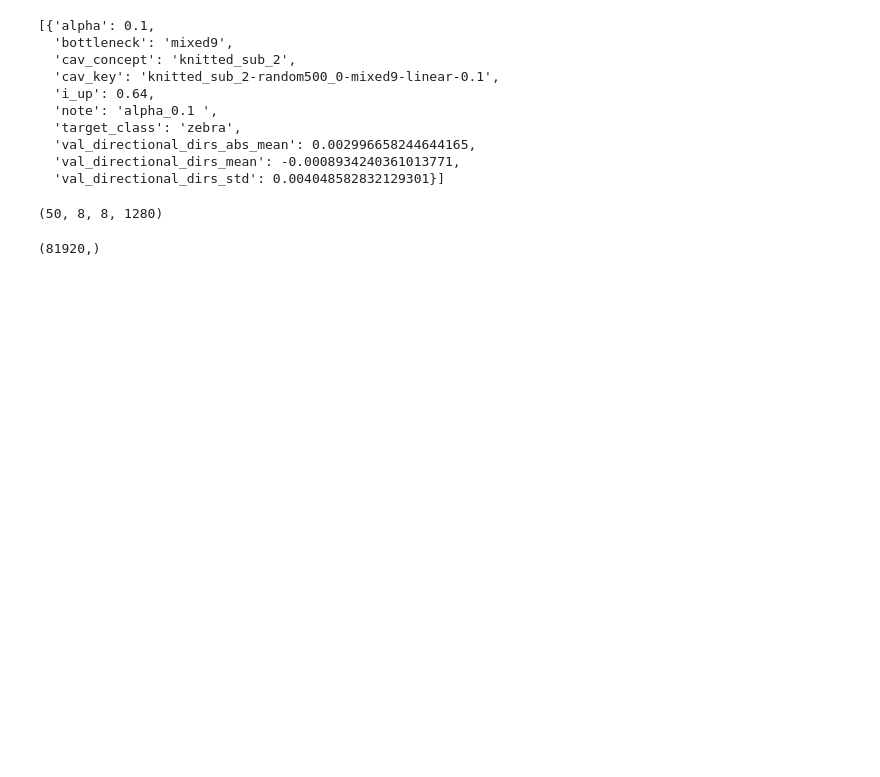
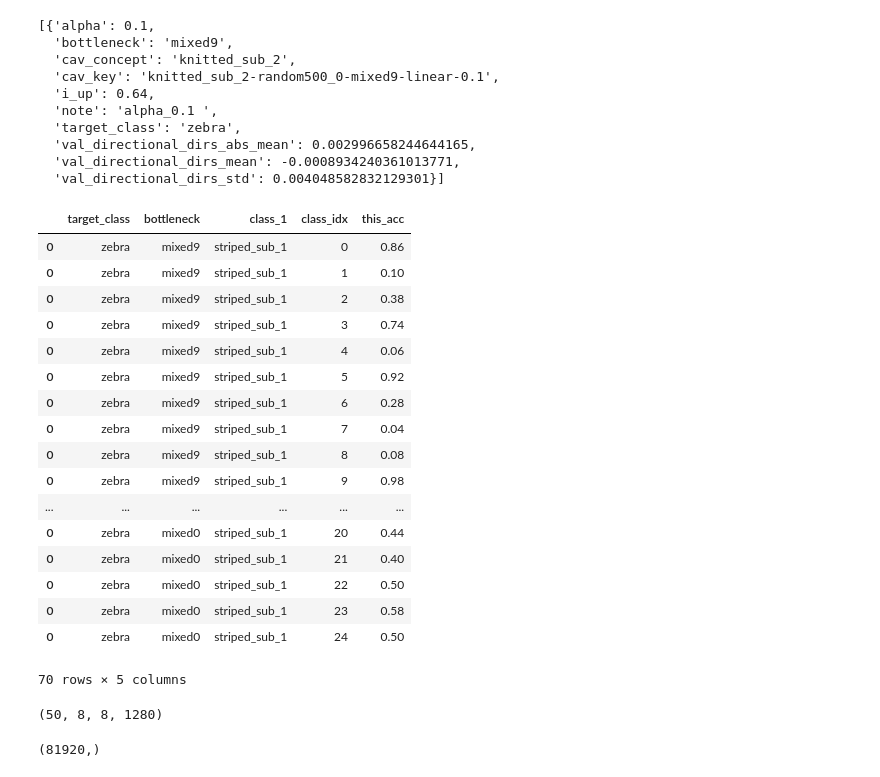
Before and after one commit to tyler-martin-12/tcav_on_azure, a Jupyter notebook: gen_cavs.ipynb, the cells around one changed output. Saved outputs shown, nothing was run; the diff lists cells and outputs as text; code cells hidden in the pictures; blank space fills up the shorter version.

```diff
--- a/gen_cavs.ipynb
+++ b/gen_cavs.ipynb
@@ -305,6 +318,30 @@ results
   'val_directional_dirs_abs_mean': 0.002996658244644165,
   'val_directional_dirs_mean': -0.0008934240361013771,
   'val_directional_dirs_std': 0.004048582832129301}]
+# %%
+acc[(acc['target_class']==target_class) &
+                (acc['bottleneck']==bottleneck) &
+                (acc['class_1']==class_1) &
+                (acc['class_idx']==class_idx)]
+# %% [output]
+|  | target_class | bottleneck | class_1 | class_idx | this_acc |
+| 0 | zebra | mixed9 | striped_sub_1 | 0 | 0.86 |
+| 0 | zebra | mixed9 | striped_sub_1 | 1 | 0.10 |
+| 0 | zebra | mixed9 | striped_sub_1 | 2 | 0.38 |
+| 0 | zebra | mixed9 | striped_sub_1 | 3 | 0.74 |
+| 0 | zebra | mixed9 | striped_sub_1 | 4 | 0.06 |
+| 0 | zebra | mixed9 | striped_sub_1 | 5 | 0.92 |
+| 0 | zebra | mixed9 | striped_sub_1 | 6 | 0.28 |
+| 0 | zebra | mixed9 | striped_sub_1 | 7 | 0.04 |
+| 0 | zebra | mixed9 | striped_sub_1 | 8 | 0.08 |
+| 0 | zebra | mixed9 | striped_sub_1 | 9 | 0.98 |
+| ... | ... | ... | ... | ... | ... |
+| 0 | zebra | mixed0 | striped_sub_1 | 20 | 0.44 |
+| 0 | zebra | mixed0 | striped_sub_1 | 21 | 0.40 |
+| 0 | zebra | mixed0 | striped_sub_1 | 22 | 0.50 |
+| 0 | zebra | mixed0 | striped_sub_1 | 23 | 0.58 |
+| 0 | zebra | mixed0 | striped_sub_1 | 24 | 0.50 |
+70 rows × 5 columns
 # %%
 class_acts.shape
 # %% [output]
```
Also changed, not shown: parts of 8 cells of this notebook.
